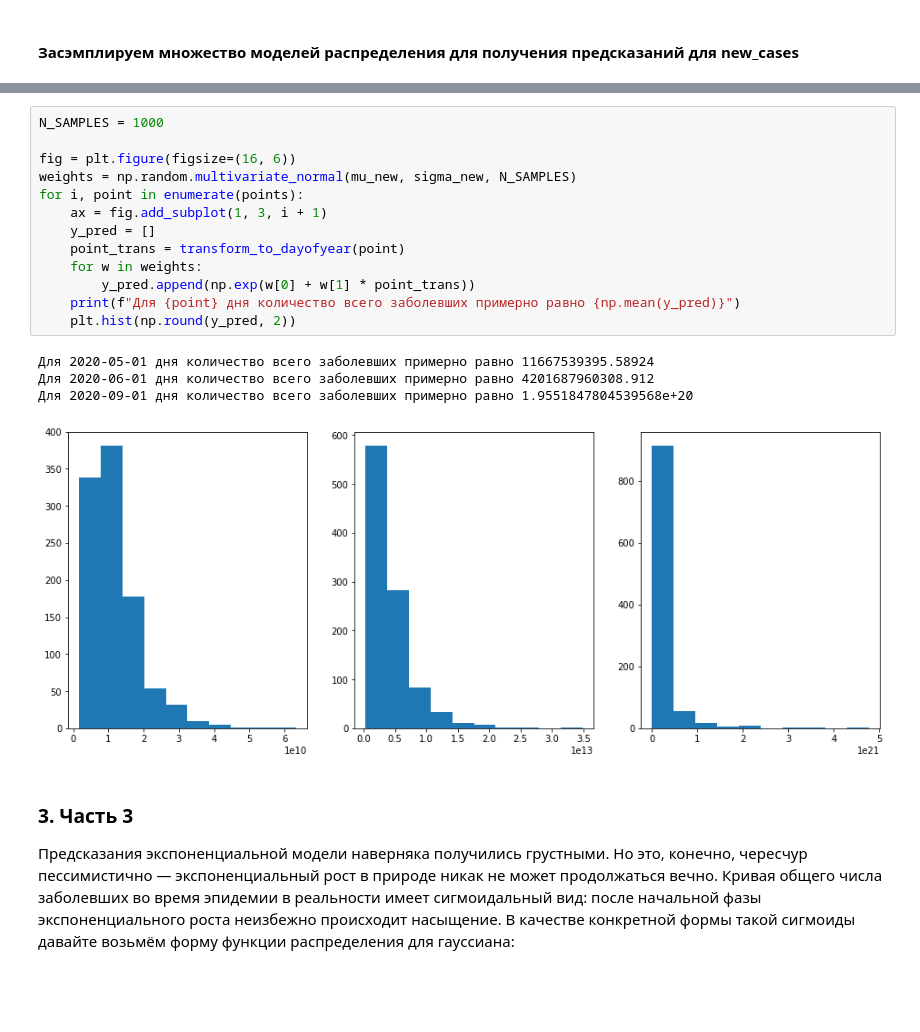
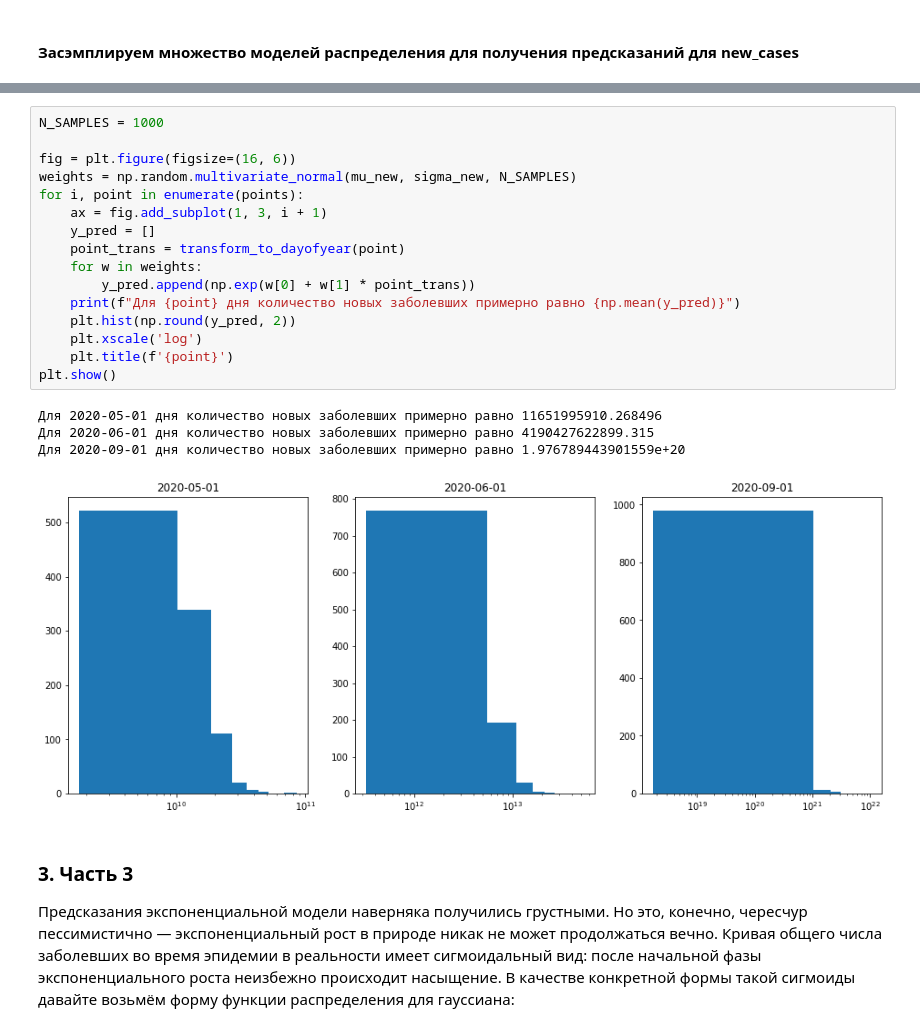
Before and after one commit to MaximSinyaev/made_ml_2, a Jupyter notebook: hw1/HW1.ipynb, the cells around one changed output, grey strips where cells are left out. Saved outputs shown, nothing was run; the diff lists cells and outputs as text; blank space fills up the shorter version.

```diff
--- a/hw1/HW1.ipynb
+++ b/hw1/HW1.ipynb
@@ -411,21 +374,24 @@ plt.show()
 # %%
 N_SAMPLES = 1000
 
 fig = plt.figure(figsize=(16, 6))
 weights = np.random.multivariate_normal(mu_new, sigma_new, N_SAMPLES)
 for i, point in enumerate(points):
     ax = fig.add_subplot(1, 3, i + 1)
     y_pred = []
     point_trans = transform_to_dayofyear(point)
     for w in weights:
         y_pred.append(np.exp(w[0] + w[1] * point_trans))
-    print(f"Для {point} дня количество всего заболевших примерно равно {np.mean(y_pred)}")
+    print(f"Для {point} дня количество новых заболевших примерно равно {np.mean(y_pred)}")
     plt.hist(np.round(y_pred, 2))
+    plt.xscale('log')
+    plt.title(f'{point}')
+plt.show()
 # %% [output]
-Для 2020-05-01 дня количество всего заболевших примерно равно 11667539395.58924
-Для 2020-06-01 дня количество всего заболевших примерно равно 4201687960308.912
-Для 2020-09-01 дня количество всего заболевших примерно равно 1.9551847804539568e+20
+Для 2020-05-01 дня количество новых заболевших примерно равно 11651995910.268496
+Для 2020-06-01 дня количество новых заболевших примерно равно 4190427622899.315
+Для 2020-09-01 дня количество новых заболевших примерно равно 1.976789443901559e+20
-[figure, old version]
+[figure, new version]
 # %% [markdown]
 ### 3. Часть 3
 Предсказания экспоненциальной модели наверняка получились грустными. Но это, конечно, чересчур пессимистично — экспоненциальный рост в природе никак не может продолжаться вечно. Кривая общего числа заболевших во время эпидемии в реальности имеет сигмоидальный вид: после начальной фазы экспоненциального роста неизбежно происходит насыщение. В качестве конкретной формы такой сигмоиды давайте возьмём форму функции распределения для гауссиана:
```
Also changed, not shown: parts of 20 cells of this notebook.
